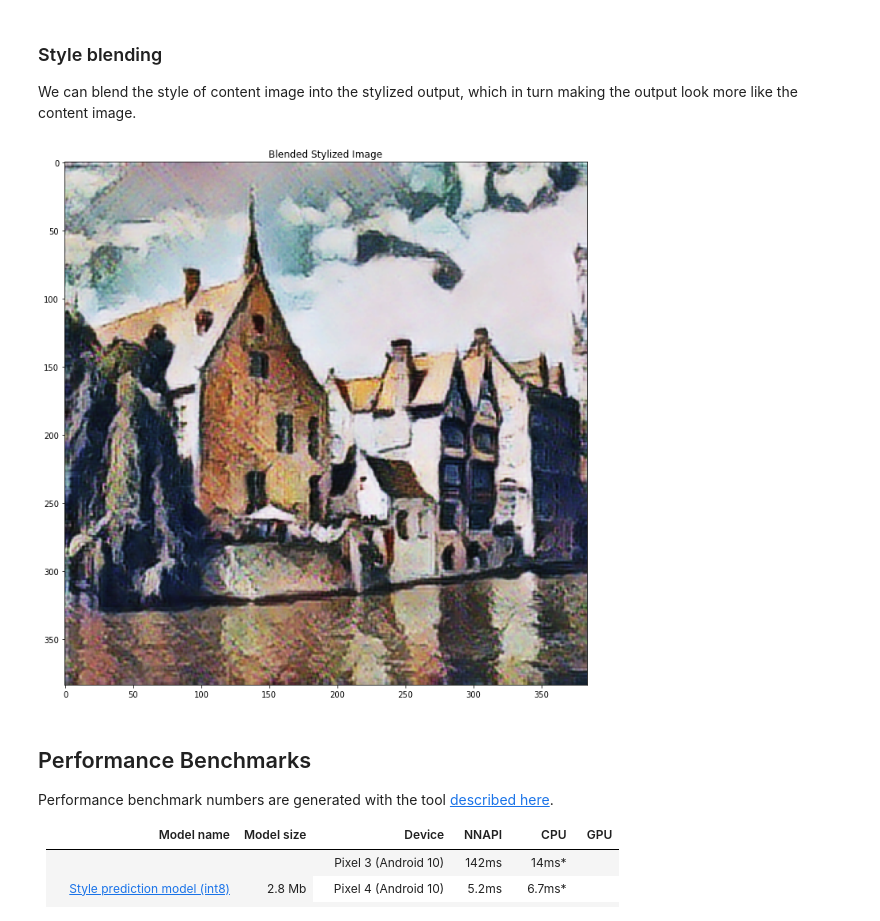
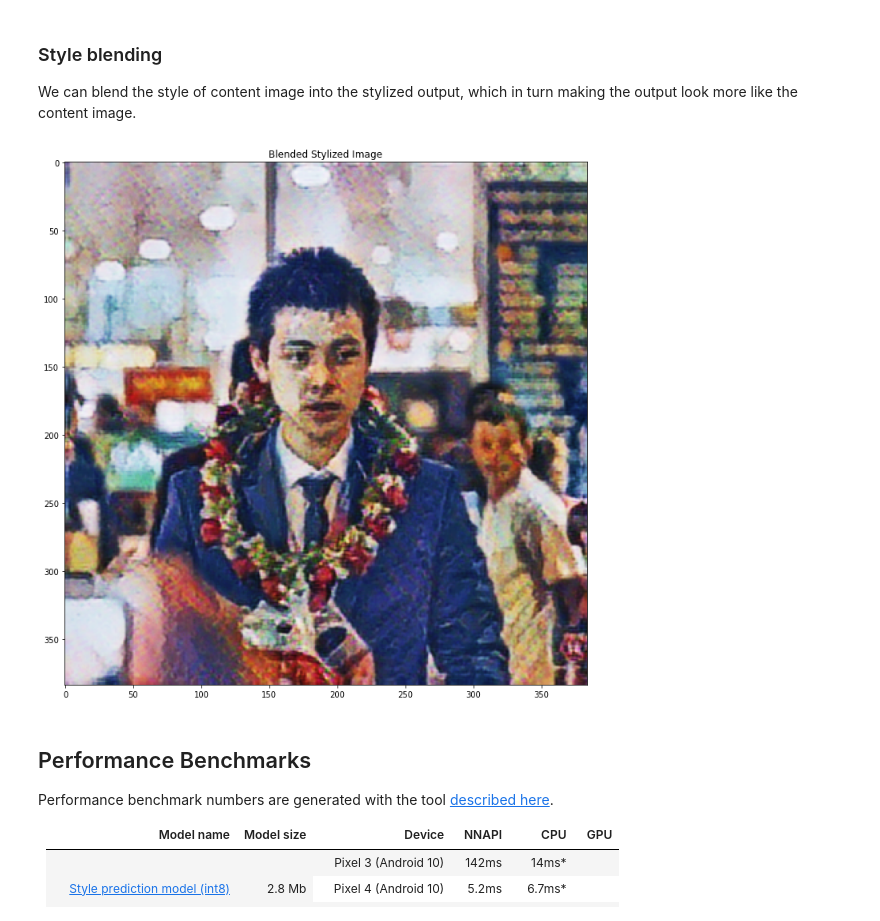
Before and after one commit to PhiDung-hub/Intro_to_Deep_Learning, a Jupyter notebook: ArtisticStyleTransfer.ipynb, the cells around one changed output. Saved outputs shown, nothing was run; the diff lists cells and outputs as text; code cells hidden in the pictures.

```diff
--- a/ArtisticStyleTransfer.ipynb
+++ b/ArtisticStyleTransfer.ipynb
@@ -90,9 +97,11 @@ import functools
 # %% [markdown]
 Download the content and style images, and the pre-trained TensorFlow Lite models.
 # %%
-content_path = tf.keras.utils.get_file('belfry.jpg','https://storage.googleapis.com/khanhlvg-public.appspot.com/arbitrary-style-transfer/belfry-2611573_1280.jpg')
-style_path = tf.keras.utils.get_file('style23.jpg','https://storage.googleapis.com/khanhlvg-public.appspot.com/arbitrary-style-transfer/style23.jpg')
+# content_path = '/content/gdrive/MyDrive/pig_goose.jpg'
+content_path = tf.keras.utils.get_file('base5.jpg', 'https://kenh14cdn.com/thumb_w/660/2018/11/12/ndt3566-15420405143141272982038.jpg')
 
-style_predict_path = tf.keras.utils.get_file('style_predict.tflite', 'https://tfhub.dev/google/lite-model/magenta/arbitrary-image-stylization-v1-256/int8/prediction/1?lite-format=tflite')
-style_transform_path = tf.keras.utils.get_file('style_transform.tflite', 'https://tfhub.dev/google/lite-model/magenta/arbitrary-image-stylization-v1-256/int8/transfer/1?lite-format=tflite')
+style_path = tf.keras.utils.get_file('style3.jpg', 'https://i.guim.co.uk/img/media/b596eb3d4c2e9ac84dfa8e6d780a84cffff189c8/0_1456_14620_8768/master/14620.jpg?width=1200&height=1200&quality=85&auto=format&fit=crop&s=2c0997a6318092b1aafa70709db7ac8e')
+# style_path = '/content/gdrive/MyDrive/193540264_325178359235225_1195459217127283896_n.jpg'
+style_predict_path = tf.keras.utils.get_file('style_predict.tflite', 'https://tfhub.dev/google/lite-model/magenta/arbitrary-image-stylization-v1-256/fp16/prediction/1?lite-format=tflite')
+style_transform_path = tf.keras.utils.get_file('style_transform.tflite', 'https://tfhub.dev/google/lite-model/magenta/arbitrary-image-stylization-v1-256/fp16/prediction/1?lite-format=tflite')
 # %% [output]
@@ -236,21 +239,21 @@ style_bottleneck_content = run_style_predict(
 # %%
 # Define content blending ratio between [0..1].
 # 0.0: 0% style extracts from content image.
 # 1.0: 100% style extracted from content image.
-content_blending_ratio = 0.5 #@param {type:"slider", min:0, max:1, step:0.01}
+content_blending_ratio = 0.84 #@param {type:"slider", min:0, max:1, step:0.01}
 
 # Blend the style bottleneck of style image and content image
 style_bottleneck_blended = content_blending_ratio * style_bottleneck_content \
                            + (1 - content_blending_ratio) * style_bottleneck
 
 # Stylize the content image using the style bottleneck.
 stylized_image_blended = run_style_transform(style_bottleneck_blended,
                                              preprocessed_content_image)
 
 # Visualize the output.
 imshow(stylized_image_blended, 'Blended Stylized Image')
 # %% [output]
-[figure, old version]
+[figure, new version]
 # %% [markdown]
 ## Performance Benchmarks
 
```
Also changed, not shown: parts of 5 cells of this notebook.
